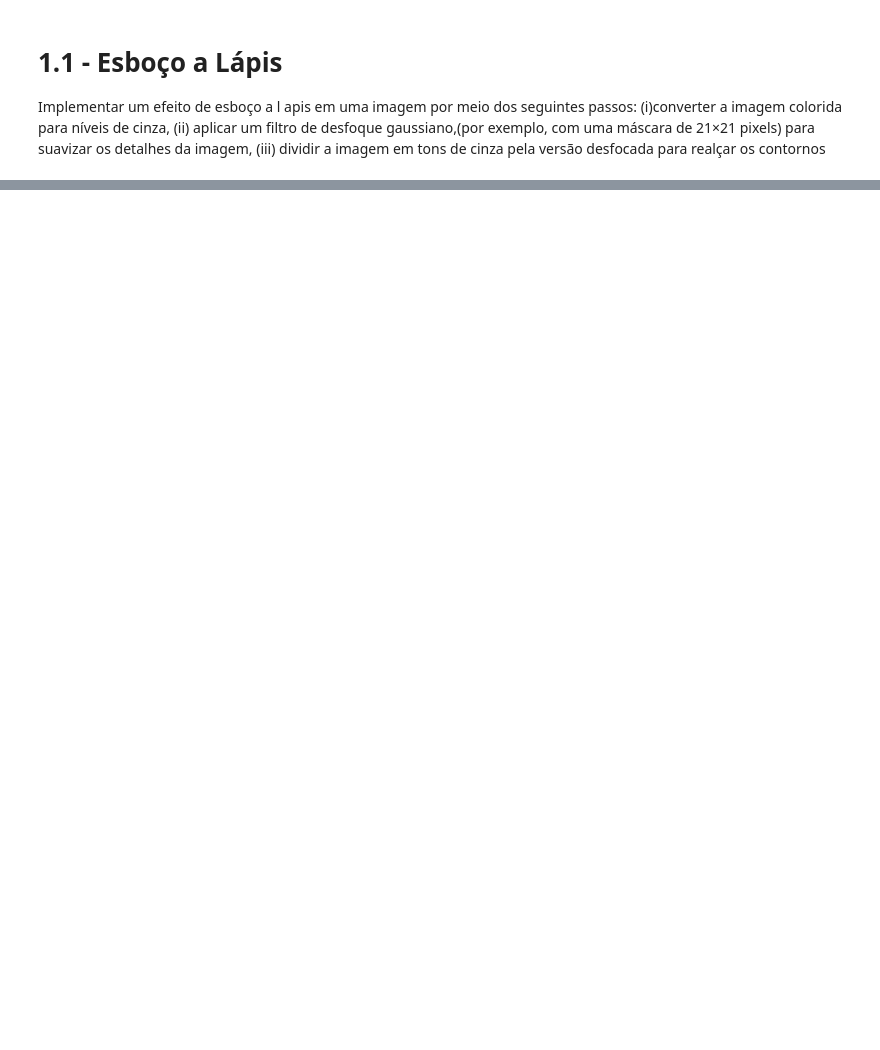
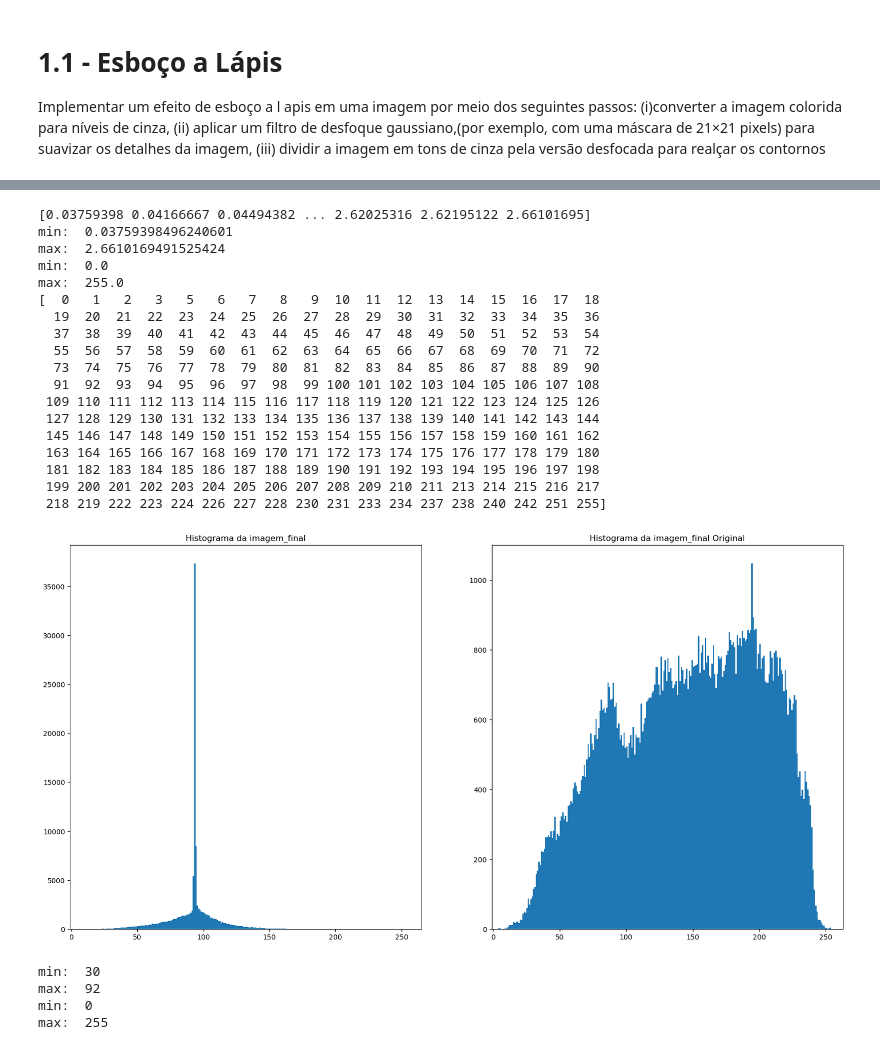
Before and after one commit to IgorEBatista/MC920_process-img, a Jupyter notebook: Trabalho 1/Trabalho 1.ipynb, the cells around one changed output, grey strips where cells are left out. Drawn from its saved outputs; the diff is of its cells as text; code cells hidden in the pictures; blank space fills up the shorter version.

```diff
--- a/Trabalho 1/Trabalho 1.ipynb
+++ b/Trabalho 1/Trabalho 1.ipynb
@@ -46,0 +84,39 @@ mostrar(image_final, title= 'city', orig=imagem_orig, cmap1='gray')
+# %%
+imagem_final = imagem_gray / imagem_desfocada
+
+print(np.unique(imagem_final))
+
+imagem_final = conv_escala(imagem_final)
+imagem_final = imagem_final.astype(np.uint16)
+print(np.unique(imagem_final))
+mostrar_histograma(imagem_final, title= 'Histograma da imagem_final', orig=imagem_gray)
+
+imagem_final = np.clip(imagem_final, 30, 92) #watch 10, 40
+imagem_final = conv_escala(imagem_final)
+mostrar_histograma(imagem_final, title= 'Histograma da imagem_final', orig=imagem_gray)
+
+mostrar(imagem_final, title= 'city', orig=imagem_orig, cmap1='gray')
+# %% [output]
+[0.03759398 0.04166667 0.04494382 ... 2.62025316 2.62195122 2.66101695]
+min:  0.03759398496240601
+max:  2.6610169491525424
+min:  0.0
+max:  255.0
+[  0   1   2   3   5   6   7   8   9  10  11  12  13  14  15  16  17  18
+  19  20  21  22  23  24  25  26  27  28  29  30  31  32  33  34  35  36
+  37  38  39  40  41  42  43  44  45  46  47  48  49  50  51  52  53  54
+  55  56  57  58  59  60  61  62  63  64  65  66  67  68  69  70  71  72
+  73  74  75  76  77  78  79  80  81  82  83  84  85  86  87  88  89  90
+  91  92  93  94  95  96  97  98  99 100 101 102 103 104 105 106 107 108
+ 109 110 111 112 113 114 115 116 117 118 119 120 121 122 123 124 125 126
+ 127 128 129 130 131 132 133 134 135 136 137 138 139 140 141 142 143 144
+ 145 146 147 148 149 150 151 152 153 154 155 156 157 158 159 160 161 162
+ 163 164 165 166 167 168 169 170 171 172 173 174 175 176 177 178 179 180
+ 181 182 183 184 185 186 187 188 189 190 191 192 193 194 195 196 197 198
+ 199 200 201 202 203 204 205 206 207 208 209 210 211 213 214 215 216 217
+ 218 219 222 223 224 226 227 228 230 231 233 234 237 238 240 242 251 255]
+[figure, added]
+min:  30
+max:  92
+min:  0
+max:  255
```
Also changed, not shown: parts of 4 cells of this notebook.
